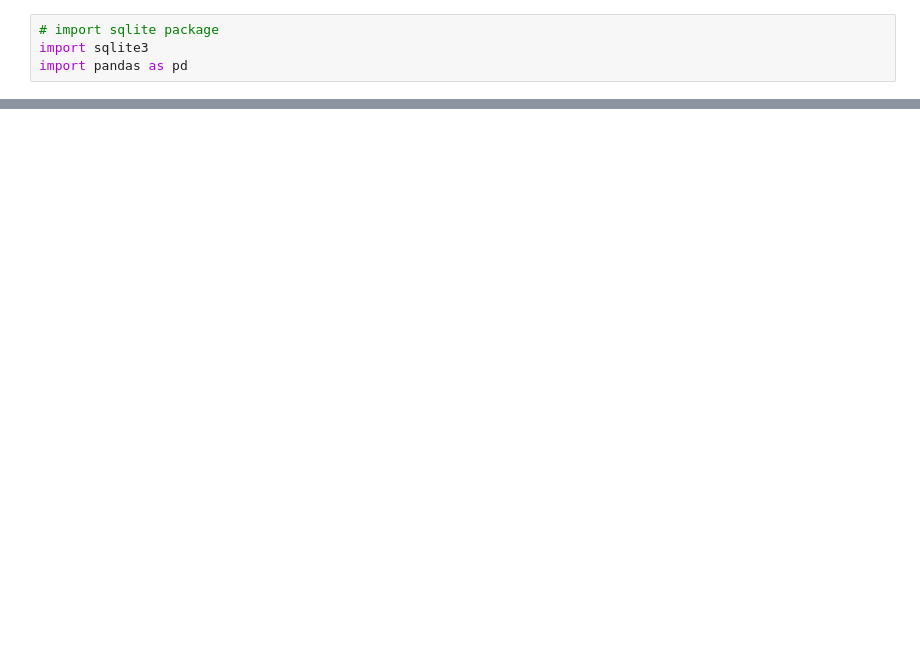
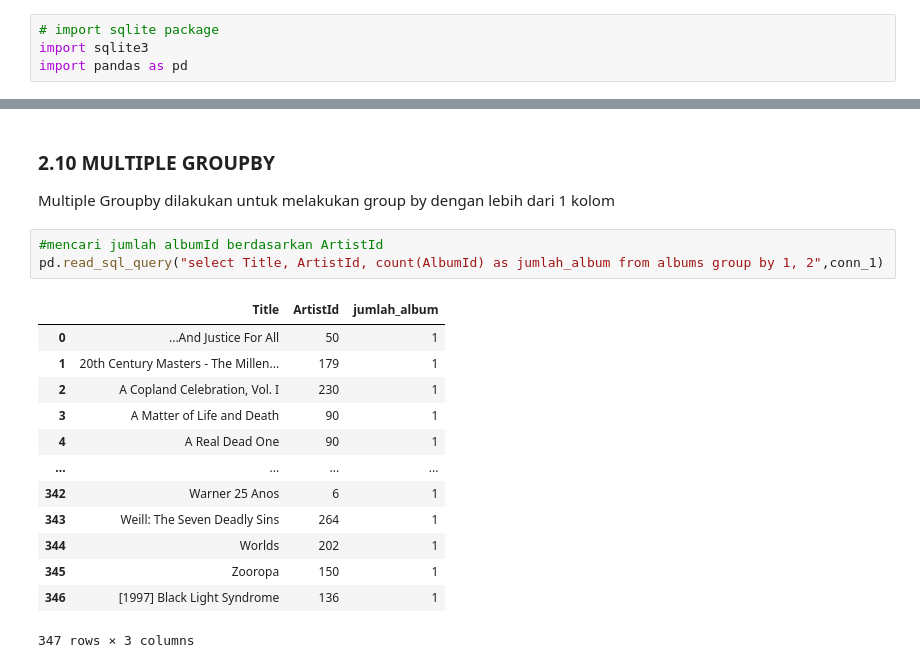
Before and after one commit to simamoradavids99/introduction_python, a Jupyter notebook: sqlite_with_python.ipynb, the cells around one changed output, grey strips where cells are left out. Saved outputs shown, nothing was run; the diff lists cells and outputs as text; blank space fills up the shorter version.

```diff
--- a/sqlite_with_python.ipynb
+++ b/sqlite_with_python.ipynb
@@ -24,0 +207,20 @@ print(cur.fetchall())
+# %% [markdown]
+### 2.10 MULTIPLE GROUPBY
+Multiple Groupby dilakukan untuk melakukan group by dengan lebih dari 1 kolom
+# %%
+#mencari jumlah albumId berdasarkan ArtistId
+pd.read_sql_query("select Title, ArtistId, count(AlbumId) as jumlah_album from albums group by 1, 2",conn_1)
+# %% [output]
+|  | Title | ArtistId | jumlah_album |
+| 0 | ...And Justice For All | 50 | 1 |
+| 1 | 20th Century Masters - The Millen... | 179 | 1 |
+| 2 | A Copland Celebration, Vol. I | 230 | 1 |
+| 3 | A Matter of Life and Death | 90 | 1 |
+| 4 | A Real Dead One | 90 | 1 |
+| ... | ... | ... | ... |
+| 342 | Warner 25 Anos | 6 | 1 |
+| 343 | Weill: The Seven Deadly Sins | 264 | 1 |
+| 344 | Worlds | 202 | 1 |
+| 345 | Zooropa | 150 | 1 |
+| 346 | [1997] Black Light Syndrome | 136 | 1 |
+347 rows × 3 columns
```
Also changed, not shown: parts of 37 cells of this notebook.
